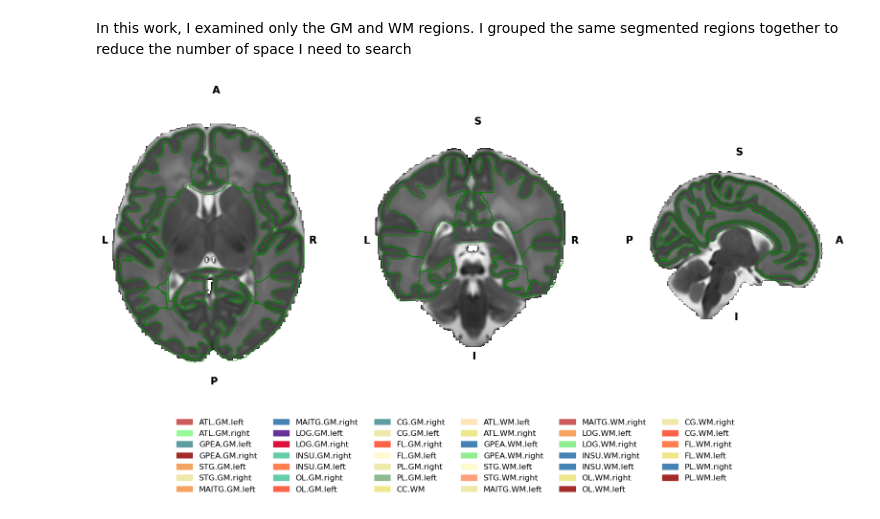
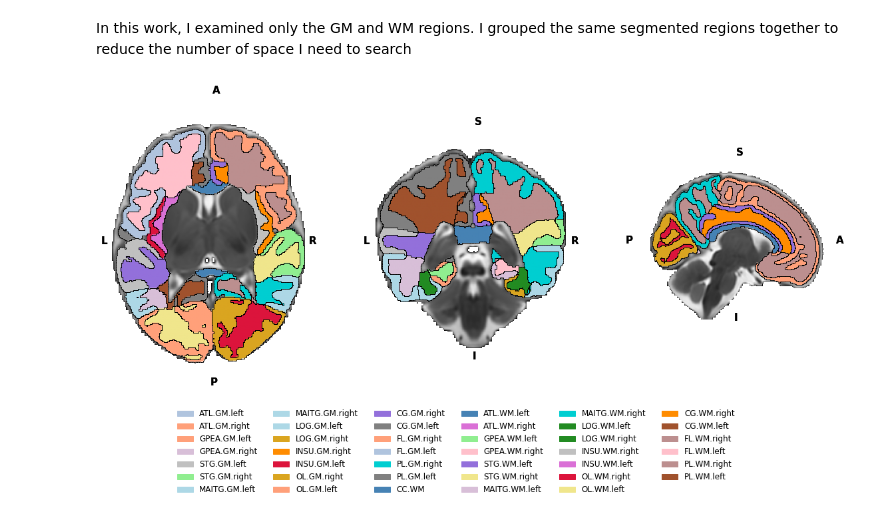
Before and after one commit to lehai-ml/dHCP_genetics, a Jupyter notebook: notebook_results/3_Visualise_Brain_volumes.ipynb, the cells around one changed output. Cells and saved outputs as stored; diff of their text form; code cells hidden in the pictures.

```diff
--- a/notebook_results/3_Visualise_Brain_volumes.ipynb
+++ b/notebook_results/3_Visualise_Brain_volumes.ipynb
@@ -136,8 +133,8 @@ plt.savefig('../../dataset/preprocessed_dataset/scz/imperial_parcellations_test4
 # %% [markdown]
 # SCZ result
 # %%
-T2_file = '/home/lh20/Desktop/dHCP_genetics/dataset/visualise/wm_parcellation/parcellation_maps_05mm/reference-05mm-mean-T2.nii.gz'
-drawem_parcellation = '/home/lh20/Desktop/dHCP_genetics/dataset/visualise/wm_parcellation/parcellation_maps_05mm/reference-05mm-dHCP-structure-parcellation.nii.gz'
+T2_file = '../dataset/visualise/wm_parcellation/parcellation_maps_05mm/reference-05mm-mean-T2.nii.gz'
+drawem_parcellation = '../dataset/visualise/wm_parcellation/parcellation_maps_05mm/reference-05mm-dHCP-structure-parcellation.nii.gz'
 # %%
 full_legend = {int(k.replace('Imperial ','')):v['abbr'] for k,v in data_preprocessing.Volumes.Imperial.get_Imperial_legends().items()}
 WM_labels = {k:v for k,v in full_legend.items() if 'WM' in v}
@@ -153,27 +150,36 @@ GM_WM_segmented_grouped = {int(k.replace('Imperial ','')):'.'.join(v['abbr'].spl
 # %%
 fig = plt.figure(figsize=(20,10))
 gs = fig.add_gridspec(1,3)
 axes1 = fig.add_subplot(gs[0:2, 0])
 axes2 = fig.add_subplot(gs[0:2, 1])
 axes3 = fig.add_subplot(gs[0:2, 2])
 
 _,_ = visualisation.Brainmap.plot_segmentation(
     atlas_file=T2_file,
     axes=[axes1,axes2,axes3],cmap='gray',T2=True,background_value=1)
-fig,map_view_dict_Imperial = visualisation.Brainmap.plot_segmentation(
+# _,_ = visualisation.Brainmap.plot_segmentation(
+#     map_view=['all'],
+#     label_legend=GM_WM_segmented_grouped,
+#     atlas_file=drawem_parcellation,
+#     outline_regions_to_hide=False,
+#     image_alpha=0,
+#     outline_alpha=1,
+#     outline_colour='green',
+#     axes=[axes1,axes2,axes3],legends=False)
+_,_ = visualisation.Brainmap.plot_segmentation(
     map_view=['all'],
     label_legend=GM_WM_segmented_grouped,
     atlas_file=drawem_parcellation,
-    plot_orientation=True,
-    outline_regions_to_hide=False,
-    image_alpha=0,
+#     outline_regions_to_hide=False,
+    image_alpha=1,
+    cmap='tab20',
     outline_alpha=1,
-    outline_colour='green',
     axes=[axes1,axes2,axes3],
     label_legend_loc='lower center',
     label_legend_bbox_to_anchor=(-1.15,-1,0.75,0),
     label_legend_ncol=6,
     label_legend_fontsize=12)
+fig.savefig('scz/grouped_scz_segmented_atlas.png',dpi=300)
 # %% [output]
-[figure, old version]
+[figure, new version]
 # %%
```
Also changed, not shown: parts of 16 cells of this notebook.
